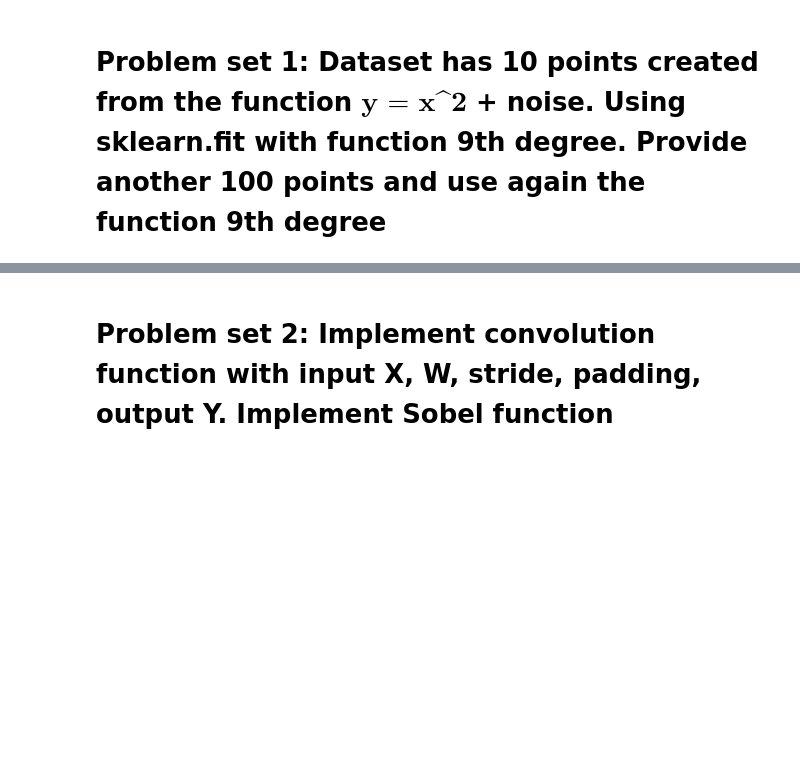
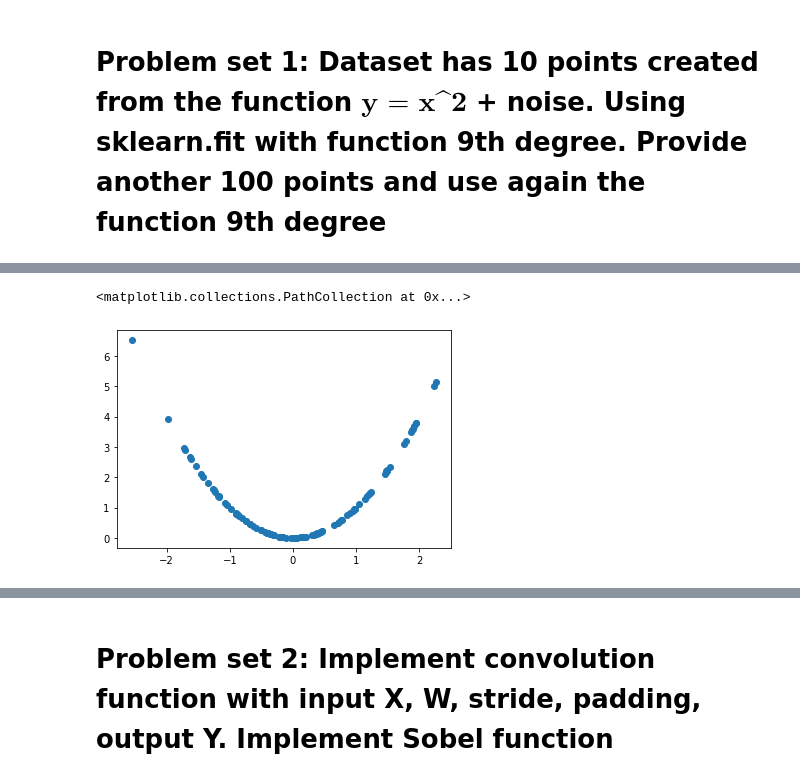
Before and after one commit to chuducthang77/Deep-Learning-project, a Jupyter notebook: Convolution_network.ipynb, the cells around one changed output, grey strips where cells are left out. Drawn from its saved outputs; the diff is of its cells as text; code cells hidden in the pictures; blank space fills up the shorter version.

```diff
--- a/Convolution_network.ipynb
+++ b/Convolution_network.ipynb
@@ -4,0 +43,9 @@
+# %%
+#Add more data into the dataset
+Xnew = np.random.normal(0,1,100).reshape(-1,1)
+Xnew = np.append(X, Xnew).reshape(-1,1)
+Ynew = np.square(Xnew) + noise
+plt.scatter(Xnew, Ynew)
+# %% [output]
+<matplotlib.collections.PathCollection at 0x...>
+[figure, added]
```
Also changed, not shown: parts of 30 cells of this notebook.
